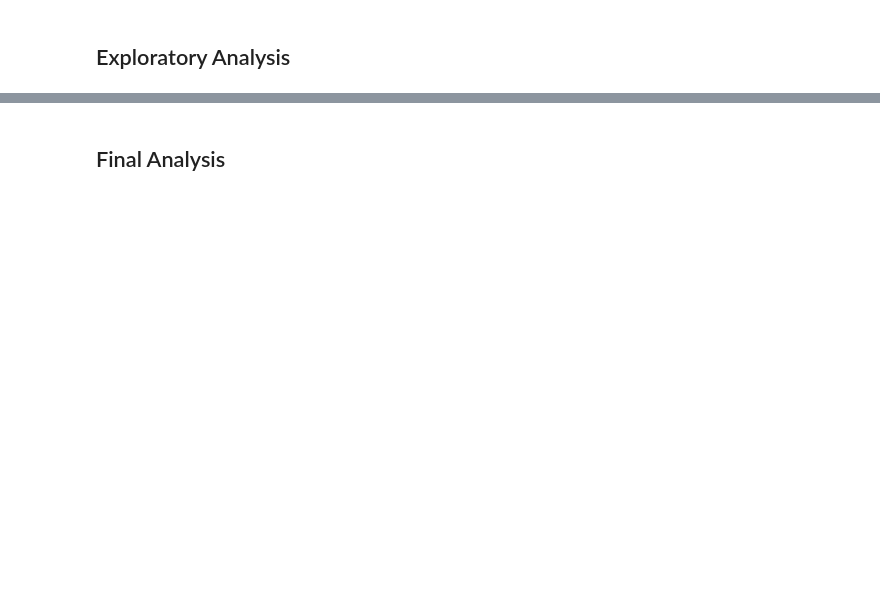
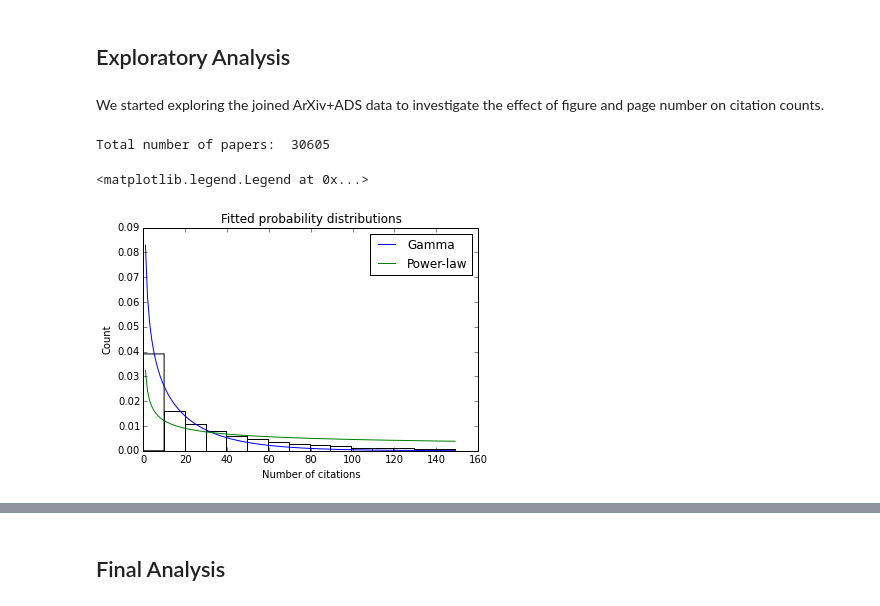
Before and after one commit to ahuja0007/team_citation, a Jupyter notebook: process_book.ipynb, the cells around one changed output, grey strips where cells are left out. Drawn from its saved outputs; the diff is of its cells as text; code cells hidden in the pictures; blank space fills up the shorter version.

Commit message:
Added Data, started Data Exploration sections

```diff
--- a/process_book.ipynb
+++ b/process_book.ipynb
@@ -25,2 +81,28 @@ Beyond paper metadata, we are also interested in how the authors' past history i
 # %% [markdown]
 ## Exploratory Analysis
+# %% [markdown]
+We started exploring the joined ArXiv+ADS data to investigate the effect of figure and page number on citation counts.
+# %%
+# Load in joined ArXiv+ADS data
+df = pd.read_csv('astro-phstart0max50000.csv')
+print 'Total number of papers: ', len(df.index)
+
+# Look at overall citation count distribution
+cutoff = 150
+cit_xarr = np.arange(0,cutoff)
+data = np.array(df.Citation_count[df.Citation_count < cutoff])
+shape, loc, scale = stats.gamma.fit(data)
+shape_pl, loc_pl, scale_pl = stats.powerlaw.fit(data)
+
+plt.clf()
+plt.hist(data, bins = 15, normed=True, color='w')
+l1, = plt.plot(cit_xarr,stats.gamma.pdf(cit_xarr, shape, scale=scale), '-b')
+l2, = plt.plot(cit_xarr, stats.powerlaw.pdf(cit_xarr, shape_pl, scale=scale_pl), '-g')
+plt.xlabel("Number of citations")
+plt.ylabel("Count")
+plt.title("Fitted probability distributions")
+plt.legend((l1, l2), ('Gamma', 'Power-law'), loc='upper right')
+# %% [output]
+Total number of papers:  30605
+<matplotlib.legend.Legend at 0x...>
+[figure, added]
```
Also changed, not shown: parts of 10 cells of this notebook.
